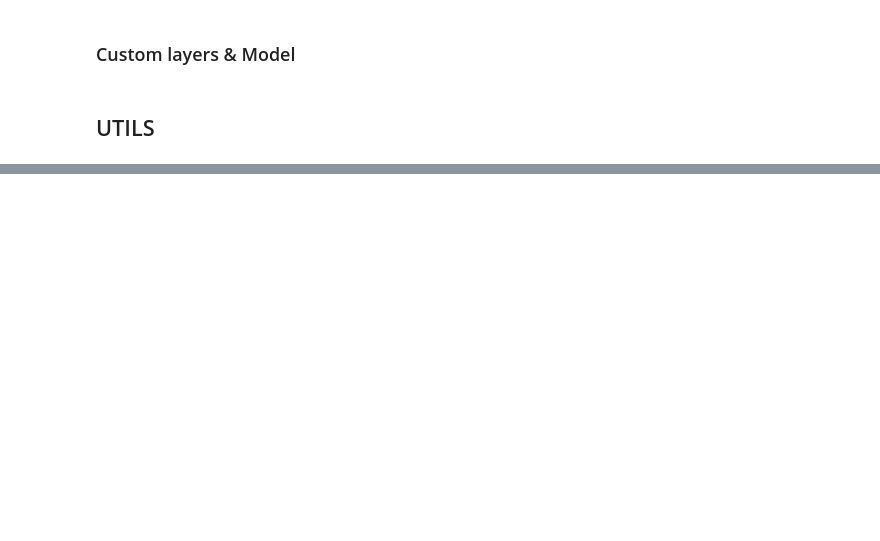
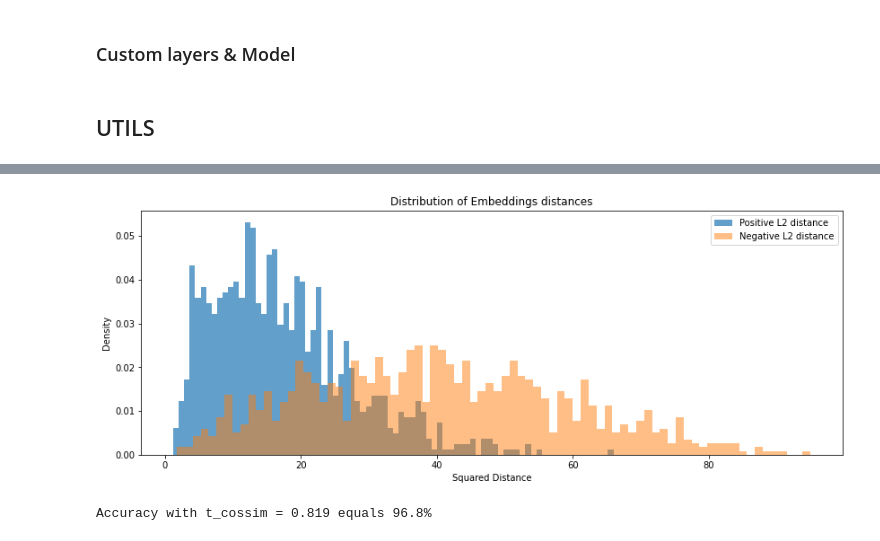
Before and after one commit to stanislavlia/face_recogntion_tf, a Jupyter notebook: recognition_training/building_model.ipynb, the cells around one changed output, grey strips where cells are left out. Cells and saved outputs as stored; diff of their text form; code cells hidden in the pictures; blank space fills up the shorter version.

```diff
--- a/recognition_training/building_model.ipynb
+++ b/recognition_training/building_model.ipynb
@@ -295,4 +313,4 @@ neg_sim
 # %%
-d_p = tf.reduce_mean(tf.square(anch_embds - pos_embds), axis=-1)
+d_p = tf.norm(anch_embds - pos_embds, axis=-1).numpy()
 
-d_n = tf.reduce_mean(tf.square(anch_embds - neg_emds), axis=-1)
+d_n = tf.norm(anch_embds - neg_embds, axis=-1).numpy()
@@ -342,0 +358,26 @@ array([ -4.220223  ,  -4.094585  ,   1.8616943 ,  -4.730528  ,
+# %%
+plt.figure(figsize=(14, 5))
+
+plt.hist(d_p * d_p, bins=80, density=True, alpha=0.7, label="Positive L2 distance")
+plt.hist(d_n * d_n, bins=80, density=True, alpha=0.5, label="Negative L2 distance")
+
+
+plt.legend()
+plt.title("Distribution of Embeddings distances")
+plt.xlabel("Squared Distance")
+plt.ylabel("Density")
+plt.show()
+# %% [output]
+[figure, added]
+# %%
+
+#treshold of cossine sim
+
+t = 0.819
+
+total_accuracy = (np.sum(pos_cossims >= t) + np.sum(neg_cossims < t)) / 2000
+
+
+print(f"Accuracy with t_cossim = {t} equals {round(total_accuracy * 100, 5)}%")
+# %% [output]
+Accuracy with t_cossim = 0.819 equals 96.8%
```
Also changed, not shown: parts of 22 cells of this notebook.
